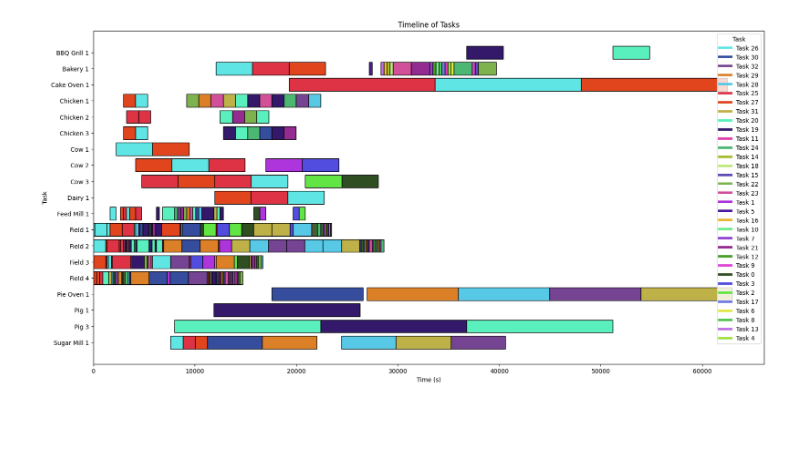
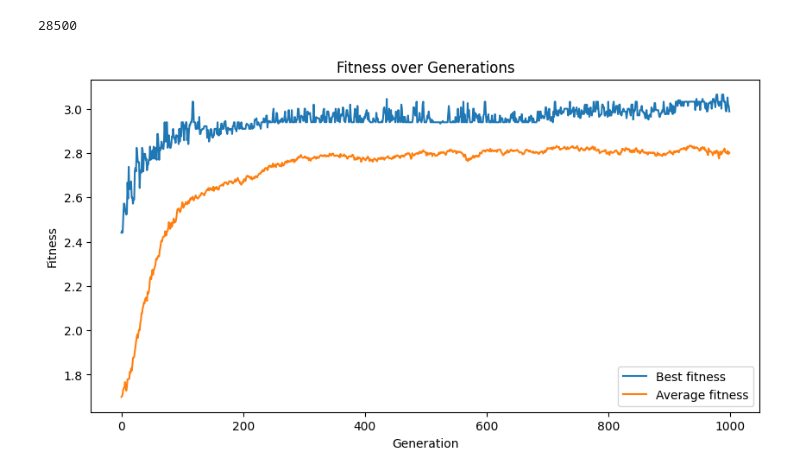
Before and after one commit to Th1nhNg0/hayday-planner, a Jupyter notebook: genetic_algorithm.ipynb, the cells around one changed output. Cells and saved outputs as stored; diff of their text form; code cells hidden in the pictures; blank space fills up the shorter version.

```diff
--- a/genetic_algorithm.ipynb
+++ b/genetic_algorithm.ipynb
@@ -200,15 +210,31 @@ def mutate(chromosome):
 # %%
 # Example of using these functions in a genetic algorithm
 def genetic_algorithm(pop_size,iteration):
+    history=[]
+
+    best_chromosome = None
+    best_fitness = 0
+
     # Initialize a random population
     population = [generate_chromosome(task_dict) for _ in range(pop_size)]
     for iter in range(iteration):
         new_population = []
         fitnesses = [fitness(chromosome) for chromosome in population]
         best_chromosome = population[np.argmax(fitnesses)]
+
+        history.append({
+            'generation': iter+1,
+            'best_chromosome': best_chromosome,
+            'best_fitness': max(fitnesses),
+            'fitnesses': fitnesses,
+        })
+
         temp=calc_start_end_time(best_chromosome)
         print(f"Generation {iter+1} best fitness: {max(fitnesses)}, makespan: {max(task['end_time'] for task in temp.values())}")
-        new_population.append(best_chromosome)
+        if max(fitnesses) > best_fitness:
+            best_fitness = max(fitnesses)
+            best_chromosome = population[np.argmax(fitnesses)]
+        # new_population.append(best_chromosome)
         for _ in range(pop_size // 2):
             parent1, parent2 = select(population, fitnesses)
             offspring1, offspring2 = crossover(parent1, parent2)
@@ -217,8 +243,4 @@ def genetic_algorithm(pop_size,iteration):
             new_population.append(offspring1)
             new_population.append(offspring2)
         population = new_population[:pop_size]
-    fitnesses = [fitness(chromosome) for chromosome in population]
-    best_fitness = max(fitnesses)
-    best_index = fitnesses.index(best_fitness)
-    best_chromosome = population[best_index]
-    return best_chromosome
+    return best_chromosome,history
@@ -251,5 +247,23 @@ Generation 200 best fitness: 1.3806327900287632, makespan: 62580
-# %%
-plot_chromosome(best_chromosome,show_text=False)
-plt.show()
-# %% [output]
-[figure, removed]
+# %%
+import time
+start_time = time.time()
+best_chromosome,history = genetic_algorithm(pop_size=500,iteration=1000)
+# run time 00 h 00 m 00 s
+print("run time %02d h %02d m %02d s" % (int((time.time() - start_time) / 3600), int((time.time() - start_time) % 3600 / 60), int((time.time() - start_time) % 60)))
+# %%
+28500
+# %% [output]
+28500
+# %%
+fitnesses_history = [h['fitnesses'] for h in history]
+# plot 2 line: best fitness and average fitness
+plt.figure(figsize=(10, 5))
+plt.plot([max(fitness) for fitness in fitnesses_history], label='Best fitness')
+plt.plot([np.mean(fitness) for fitness in fitnesses_history], label='Average fitness')
+plt.xlabel('Generation')
+plt.ylabel('Fitness')
+plt.title('Fitness over Generations')
+plt.legend()
+plt.show()
+# %% [output]
+[figure, added]
```
Also changed, not shown: parts of 14 cells of this notebook, 1 other file.
